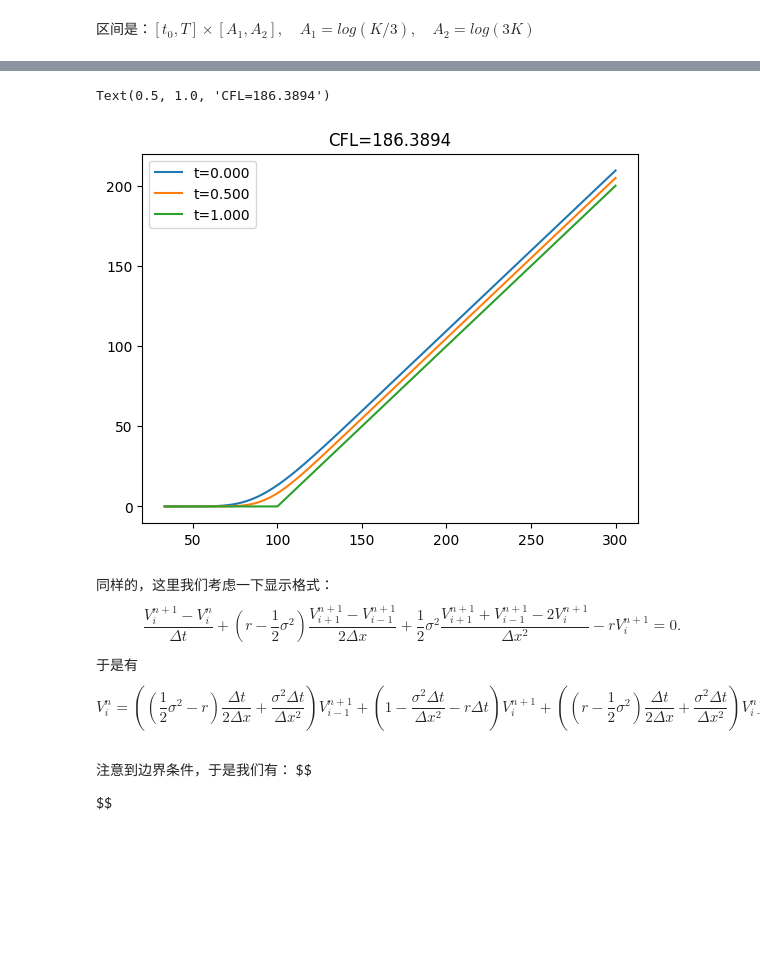
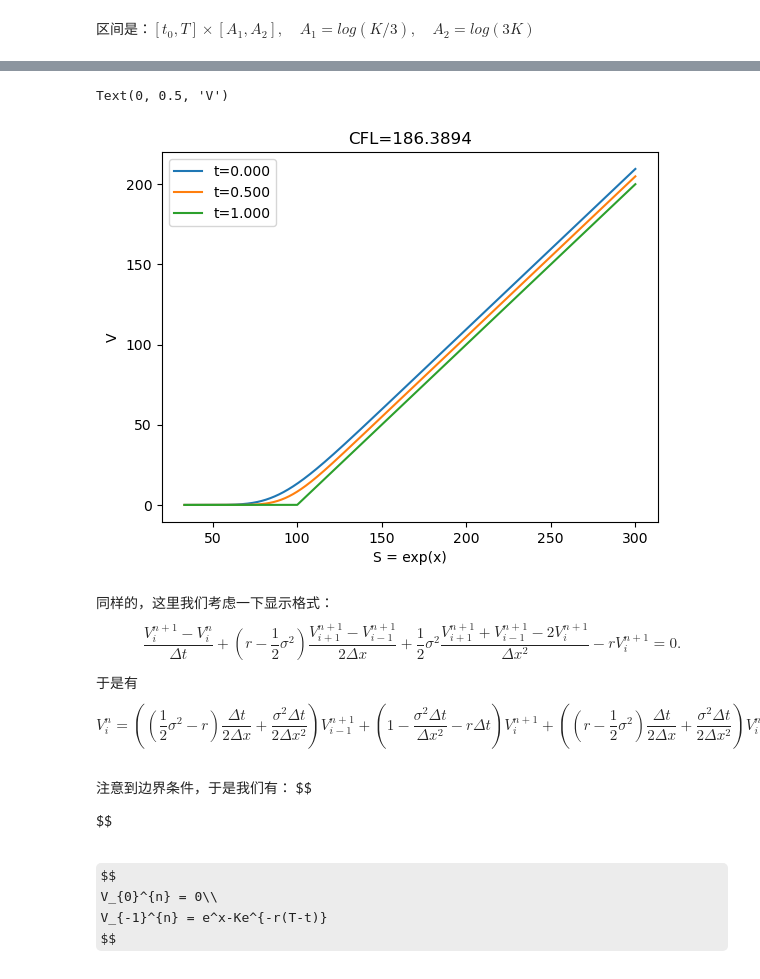
Before and after one commit to YongShen-98/numerical_PDE, a Jupyter notebook: 1D_Diffusion.ipynb, the cells around one changed output, grey strips where cells are left out. Saved outputs shown, nothing was run; the diff lists cells and outputs as text; code cells hidden in the pictures; some formulas as TeX source; blank space fills up the shorter version.

```diff
--- a/1D_Diffusion.ipynb
+++ b/1D_Diffusion.ipynb
@@ -427,11 +424,13 @@ S = np.exp(x)
 # %%
 for ti in [1, 1000, 2000]:
     plt.plot(S, V[:,ti-1], label="t=%.3f"%(dt*(ti-1)))
 plt.legend()
 plt.title("CFL=%.4f"%CFL)
+plt.xlabel("S = exp(x)")
+plt.ylabel("V")
 # %% [output]
-Text(0.5, 1.0, 'CFL=186.3894')
+Text(0, 0.5, 'V')
-[figure, old version]
+[figure, new version]
 # %% [markdown]
 同样的，这里我们考虑一下显示格式：
 $$
@@ -439,13 +438,18 @@ $$
 $$
 于是有
 $$
-V_i^n = ((\frac{1}{2}\sigma^2-r)\frac{\Delta t}{2\Delta x}+\frac{\sigma^2\Delta t}{\Delta x^2})V_{i-1}^{n+1}+(1-\frac{\sigma^2\Delta t}{\Delta x^2}-r\Delta t)V_{i}^{n+1}+((r-\frac{1}{2}\sigma^2)\frac{\Delta t}{2\Delta x}+\frac{\sigma^2\Delta t}{\Delta x^2})V_{i+1}^{n+1}
+V_i^n = ((\frac{1}{2}\sigma^2-r)\frac{\Delta t}{2\Delta x}+\frac{\sigma^2\Delta t}{2\Delta x^2})V_{i-1}^{n+1}+(1-\frac{\sigma^2\Delta t}{\Delta x^2}-r\Delta t)V_{i}^{n+1}+((r-\frac{1}{2}\sigma^2)\frac{\Delta t}{2\Delta x}+\frac{\sigma^2\Delta t}{2\Delta x^2})V_{i+1}^{n+1}
 $$
 # %% [markdown]
 注意到边界条件，于是我们有：
 $$
 
 $$
+# %% [markdown]
+$$
+V_{0}^{n} = 0\\
+V_{-1}^{n} = e^x-Ke^{-r(T-t)}
+$$
 # %%
 r = 0.1
 sig = 0.2
```
Also changed, not shown: parts of 12 cells of this notebook, 1 other file.
